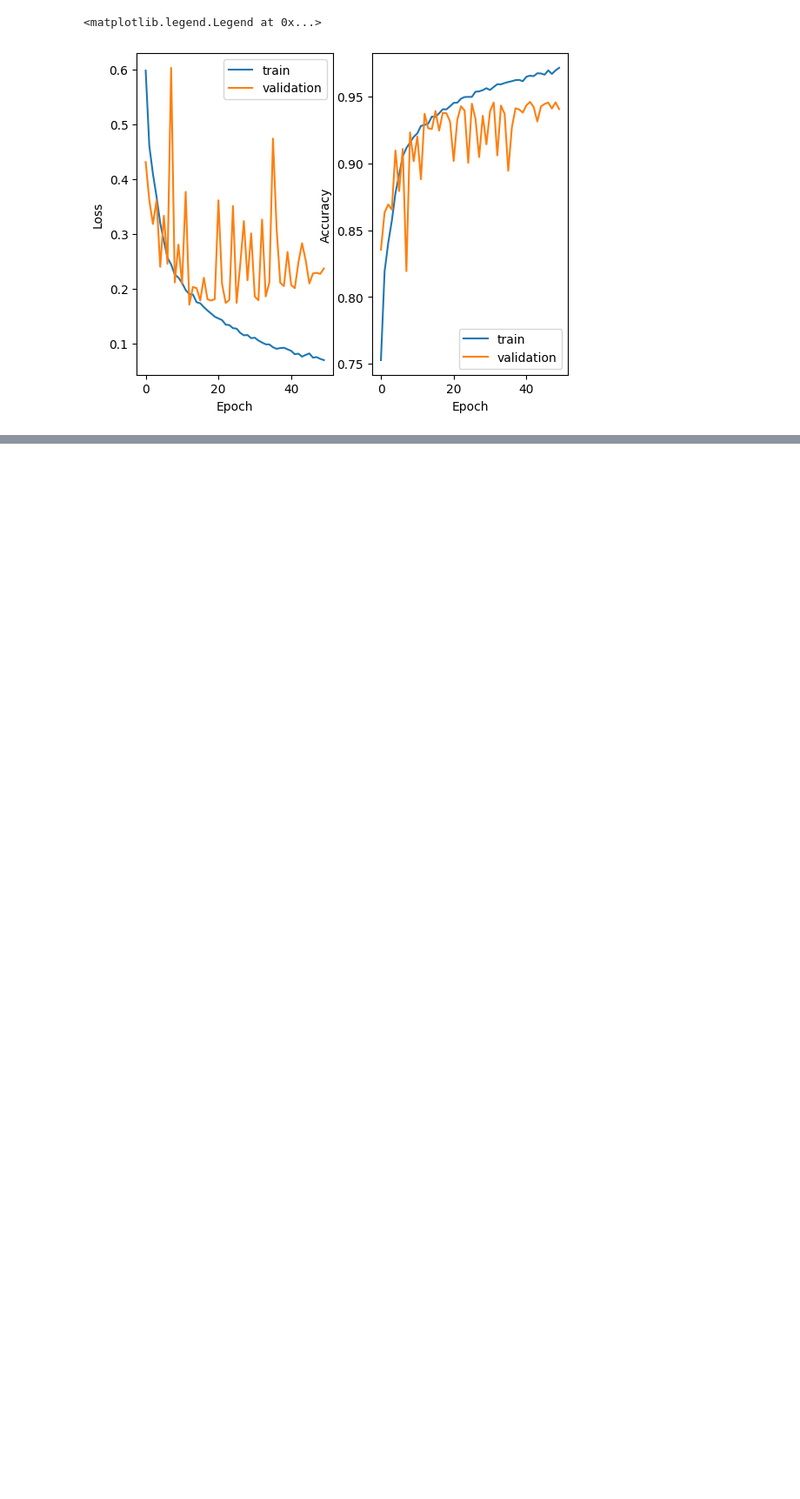
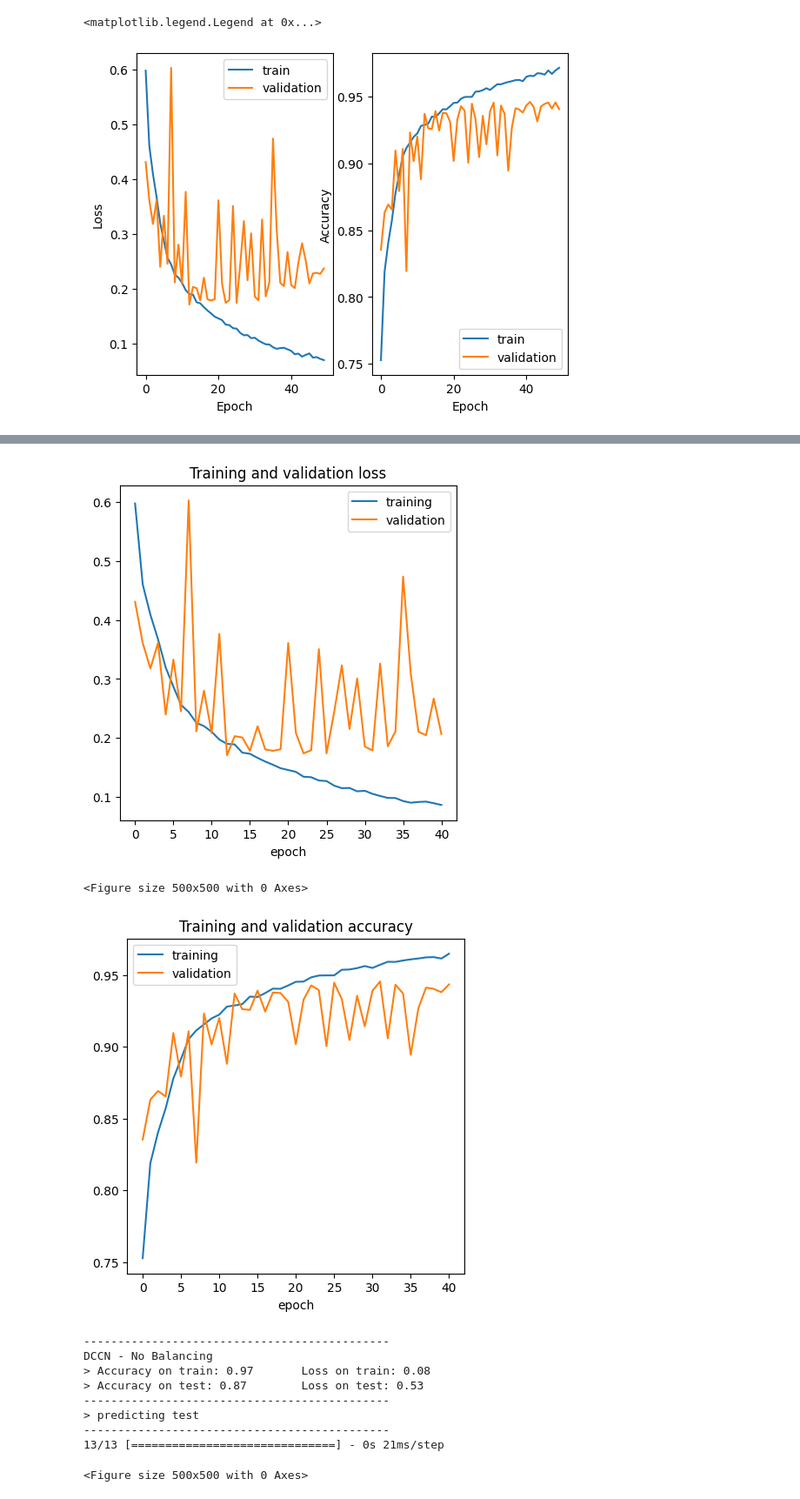
Before and after one commit to giocoal/CXR-ACGAN-chest-xray-generator-covid19-pneumonia, a Jupyter notebook: 2. Image Classification Notebook/2.2 NoBalance.ipynb, the cells around one changed output, grey strips where cells are left out. Shown: that part at 87% size. Saved outputs shown, nothing was run; the diff lists cells and outputs as text; code cells hidden in the pictures; blank space fills up the shorter version.

```diff
--- a/2. Image Classification Notebook/2.2 NoBalance.ipynb
+++ b/2. Image Classification Notebook/2.2 NoBalance.ipynb
@@ -333,0 +298,5 @@ NameError: name 'net_dcnn_112_nobal' is not defined
+# %%
+# Set visualization size for figures
+plt.rcParams['figure.figsize'] = [5,5] # width, height
+# %%
+CATEGORIES = "COVID", "NORMAL","PNEUMONIA"
@@ -333,0 +341,37 @@ NameError: name 'net_dcnn_112_nobal' is not defined
+# %%
+def printResults(name, model):
+    predictions = model.predict(test_data, verbose=1)
+    preds = np.argmax(predictions, axis=1)
+    test_set_results(preds)
+# %%
+def model_summary(model, history, name):
+        val_acc = history['val_accuracy']
+        index= val_acc.index(max(val_acc))
+        print('Best Epochs:', index)
+
+
+        test_loss, test_accuracy, test_precision, test_recall, auc,  _ = model.evaluate(test_data, verbose=1)
+
+        train_accuracy = history['accuracy'][index]
+        train_loss = history['loss'][index]
+
+        print_graph('loss', index, history)
+        print_graph('accuracy', index, history)
+
+        print('---'*15)
+        print(name)
+        print('> Accuracy on train:',round(train_accuracy, 2),
+                '\tLoss on train:', round(train_loss,2))
+
+
+        print('> Accuracy on test:',round(test_accuracy, 2),
+                '\tLoss on test:',round(test_loss,2))
+
+        print('---'*15)
+        print('> predicting test')
+        print('---'*15)
+
+        printResults(name, model)
+# %%
+model_summary(net_dcnn_112_nobal, history, 'DCCN - No Balancing')
+# %% [output]
@@ -333,0 +380,12 @@ NameError: name 'net_dcnn_112_nobal' is not defined
+[figure, added]
+<Figure size 500x500 with 0 Axes>
+[figure, added]
+---------------------------------------------
+DCCN - No Balancing
+> Accuracy on train: 0.97       Loss on train: 0.08
+> Accuracy on test: 0.87        Loss on test: 0.53
+---------------------------------------------
+> predicting test
+---------------------------------------------
+13/13 [==============================] - 0s 21ms/step
+<Figure size 500x500 with 0 Axes>
```
Also changed, not shown: parts of 19 cells of this notebook, 4 other files.
